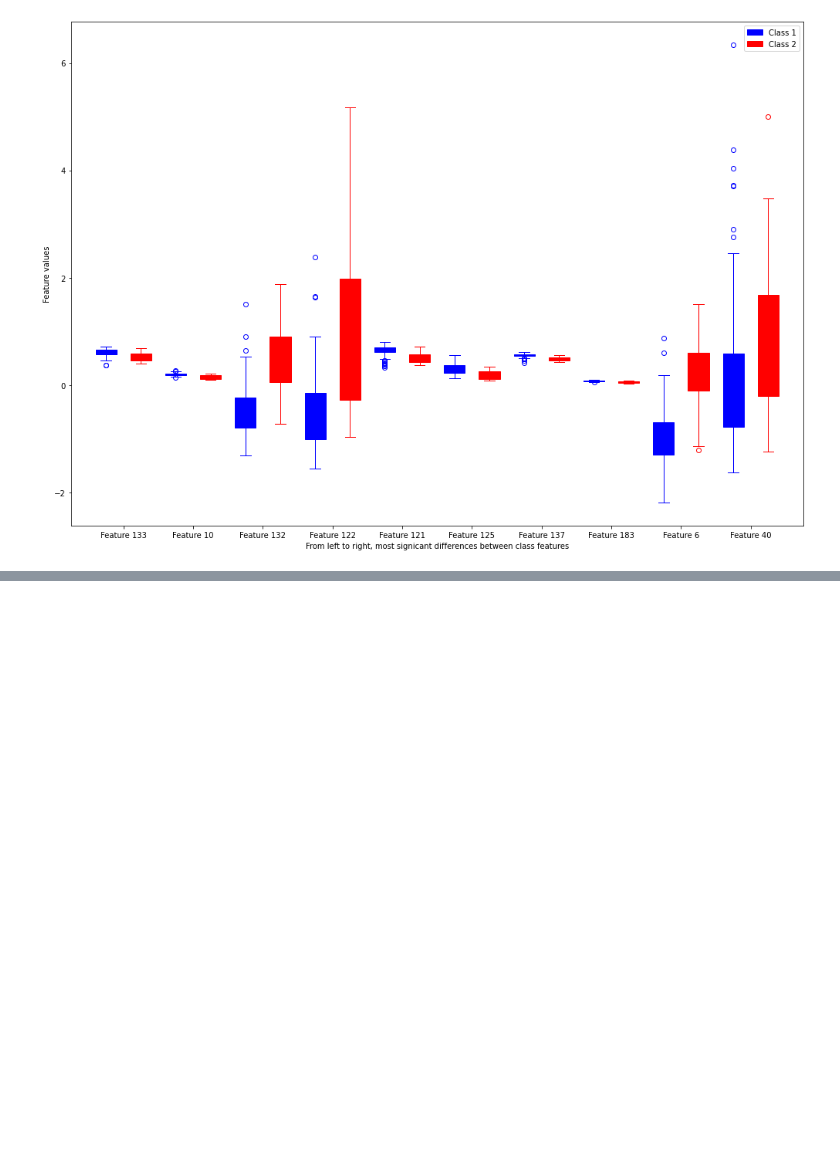
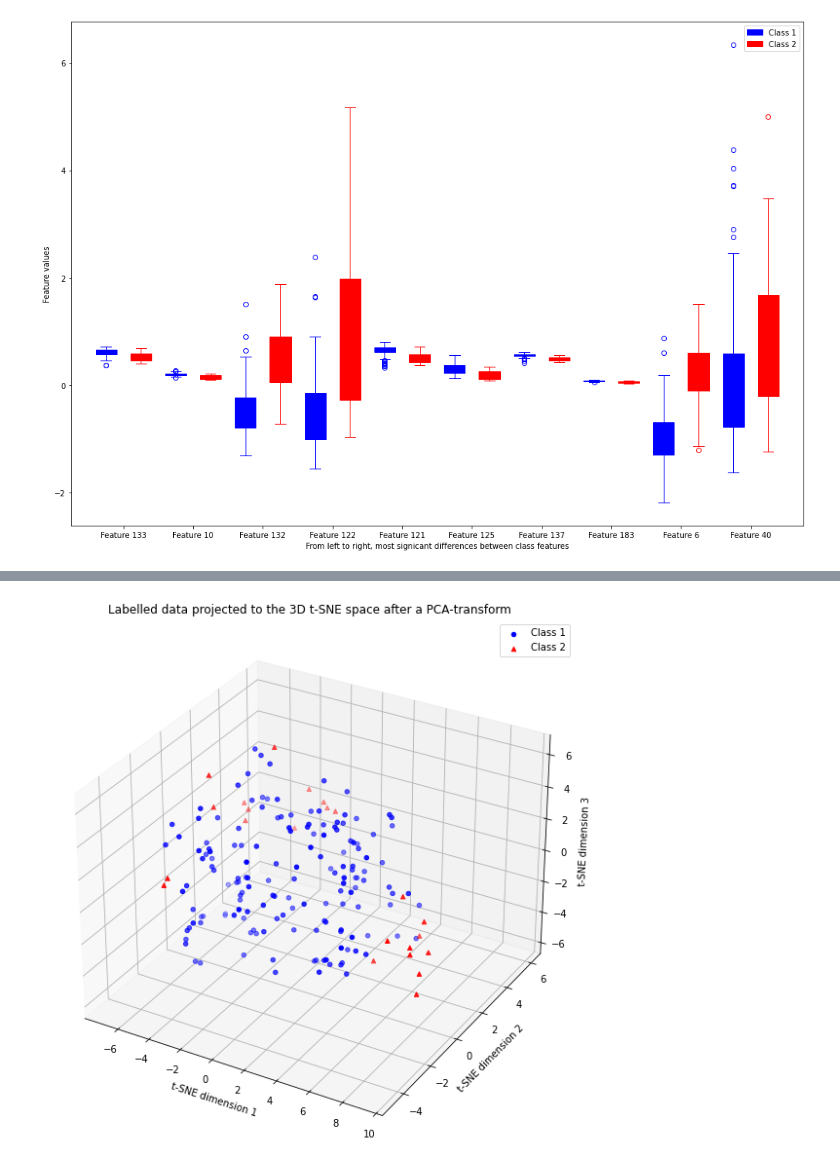
Before and after one commit to mariuscaptari/data-science-coursework, a Jupyter notebook: 3a/3a2/Exploratory_analysis_3a.ipynb, the cells around one changed output, grey strips where cells are left out. Saved outputs shown, nothing was run; the diff lists cells and outputs as text; code cells hidden in the pictures; blank space fills up the shorter version.

```diff
--- a/3a/3a2/Exploratory_analysis_3a.ipynb
+++ b/3a/3a2/Exploratory_analysis_3a.ipynb
@@ -192,0 +252,8 @@ plt.show()
+# %%
+pca9 = PCA(n_components=9)
+data_pca9 = pd.DataFrame(pca9.fit_transform(df))
+
+tsne = pd.DataFrame(TSNE(n_components=3, learning_rate='auto', init='random').fit_transform(data_pca9))
+plot_tsne3d(tsne, "Labelled data projected to the 3D t-SNE space after a PCA-transform")
+# %% [output]
+[figure, added]
```
Also changed, not shown: parts of 15 cells of this notebook, 1 other file.
